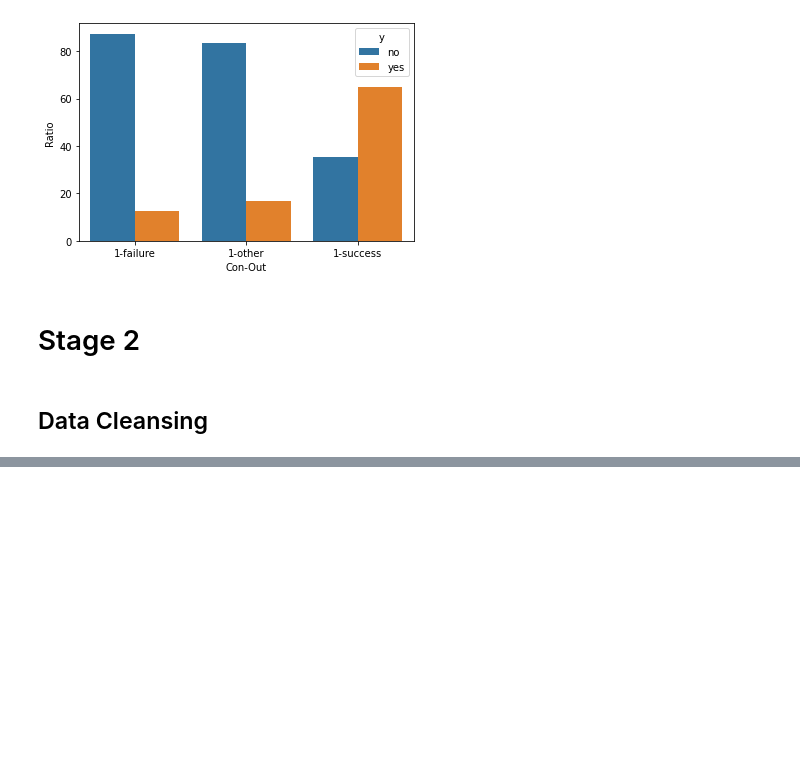
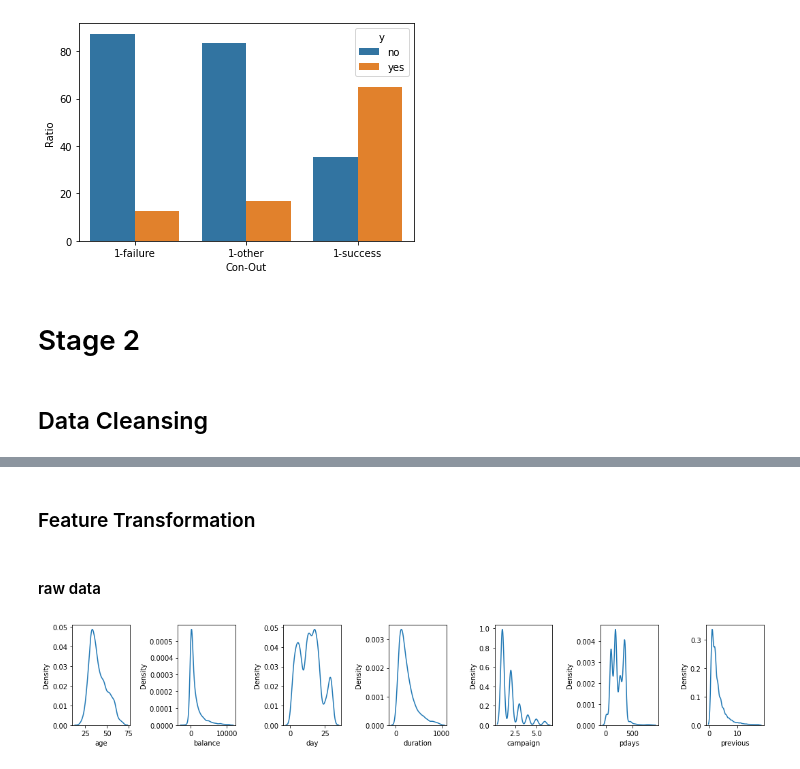
Before and after one commit to yahdiarif/Final-Project-kel-12, a Jupyter notebook: Bank_Marketing_Target_Final_Project_(group_12).ipynb, the cells around one changed output, grey strips where cells are left out. Cells and saved outputs as stored; diff of their text form; code cells hidden in the pictures; blank space fills up the shorter version.

```diff
--- a/Bank_Marketing_Target_Final_Project_(group_12).ipynb
+++ b/Bank_Marketing_Target_Final_Project_(group_12).ipynb
@@ -530,0 +476,2 @@ plt.axvline(x=59,color='red')
+# %% [markdown]
+### Feature Transformation
@@ -530,0 +480,26 @@ plt.axvline(x=59,color='red')
+# %%
+df['age_norm'] = MinMaxScaler().fit_transform(df['age'].values.reshape(len(df), 1))
+df['age_std'] = StandardScaler().fit_transform(df['age'].values.reshape(len(df), 1))
+df['balance_norm'] = MinMaxScaler().fit_transform(df['balance'].values.reshape(len(df), 1))
+df['balance_std'] = StandardScaler().fit_transform(df['balance'].values.reshape(len(df), 1))
+df['day_norm'] = MinMaxScaler().fit_transform(df['day'].values.reshape(len(df), 1))
+df['day_std'] = StandardScaler().fit_transform(df['day'].values.reshape(len(df), 1))
+df['duration_norm'] = MinMaxScaler().fit_transform(df['duration'].values.reshape(len(df), 1))
+df['duration_std'] = StandardScaler().fit_transform(df['duration'].values.reshape(len(df), 1))
+df['campaign_norm'] = MinMaxScaler().fit_transform(df['campaign'].values.reshape(len(df), 1))
+df['campaign_std'] = StandardScaler().fit_transform(df['campaign'].values.reshape(len(df), 1))
+df['previous_norm'] = MinMaxScaler().fit_transform(df['previous'].values.reshape(len(df), 1))
+df['previous_std'] = StandardScaler().fit_transform(df['previous'].values.reshape(len(df), 1))
+# %% [markdown]
+#### raw data
+# %%
+#raw data
+num = ['age','balance','day','duration','campaign','pdays','previous']
+plt.figure(figsize=(15, 5))
+for i in range(0, len(num)):
+    plt.subplot(2, len(num), i+1)
+    sns.kdeplot((df[num[i]]))
+    plt.tight_layout()
+plt.savefig('distribusi1.jpg')
+# %% [output]
+[figure, added]
```
Also changed, not shown: parts of 66 cells of this notebook.
